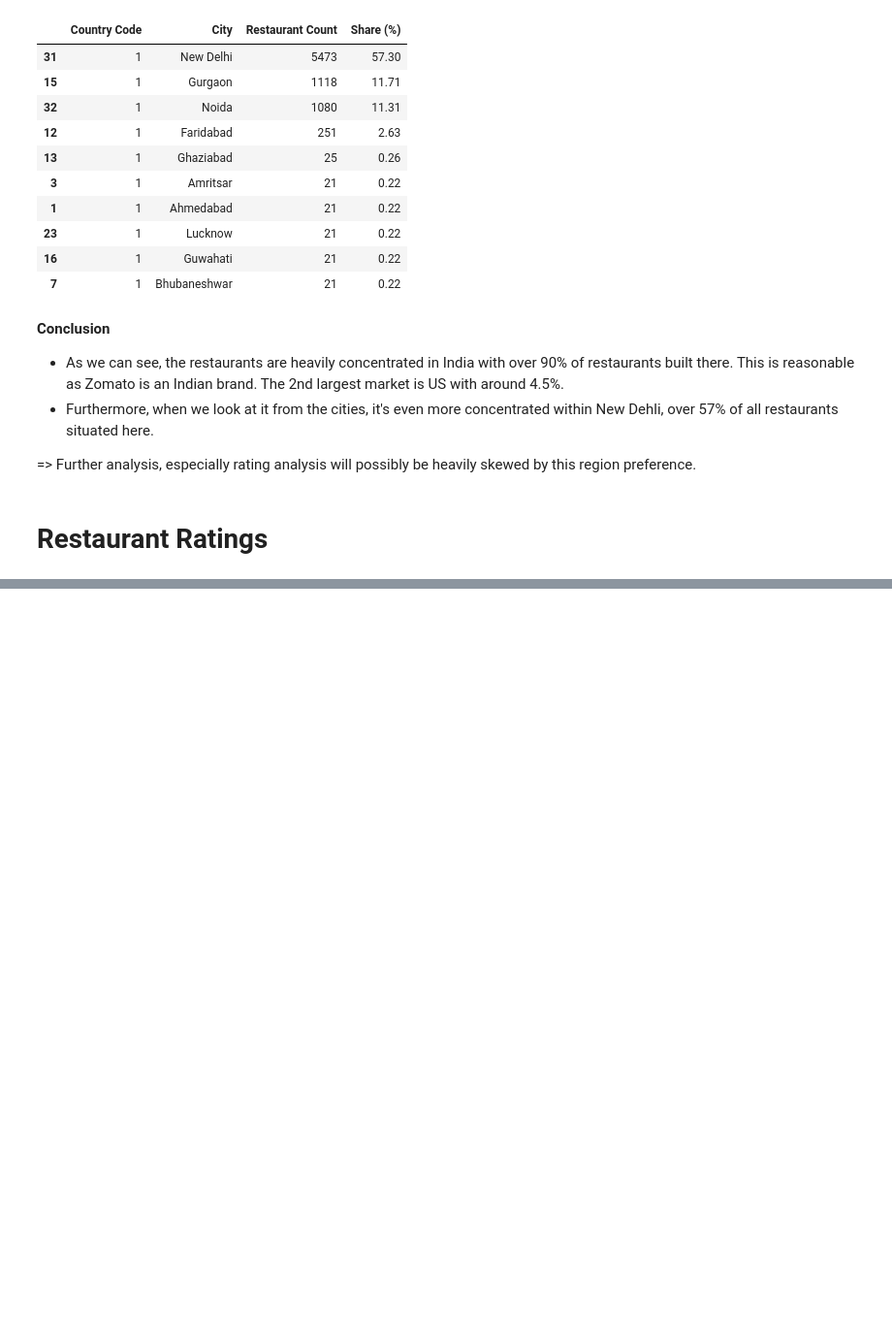
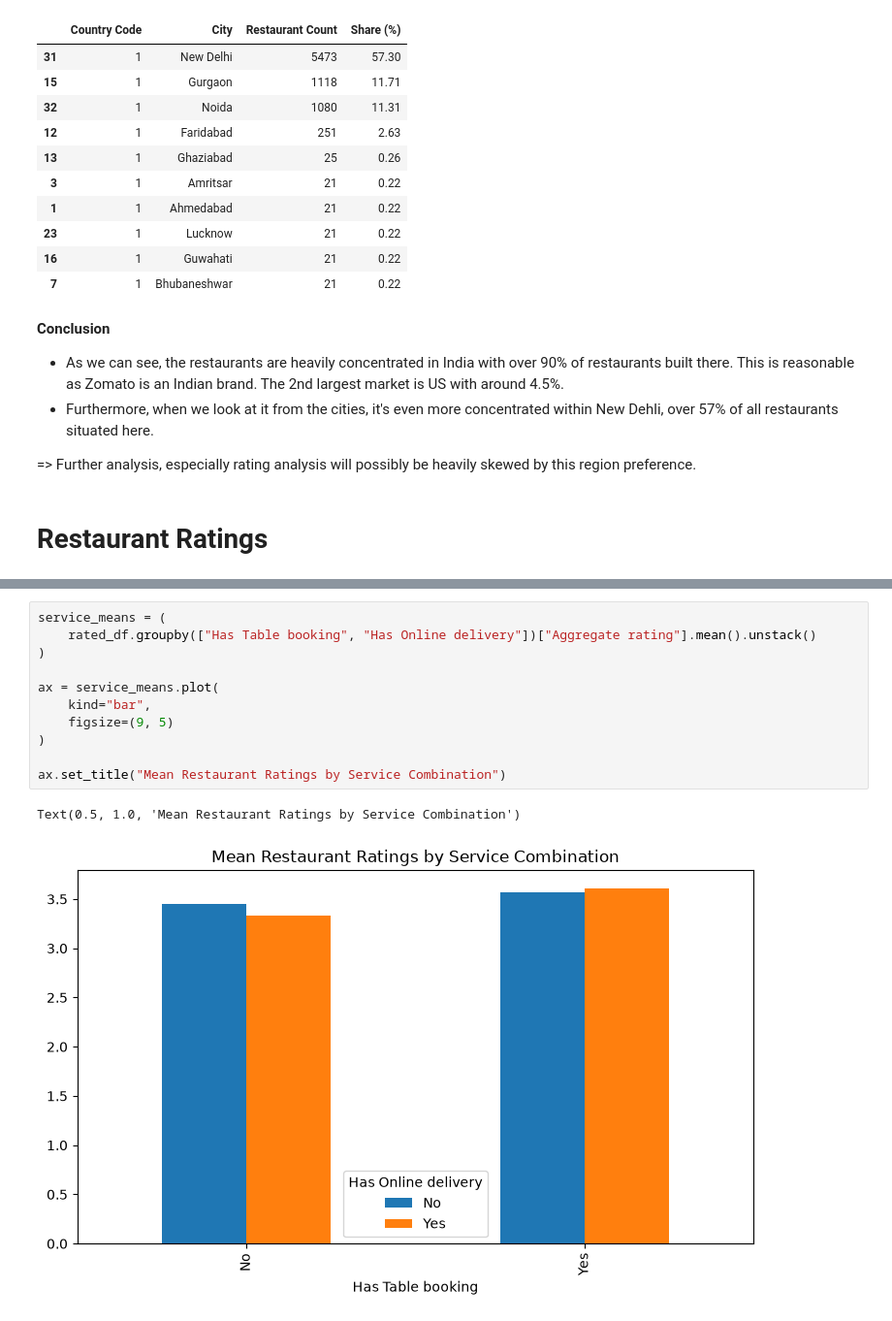
Before and after one commit to kiennt13/zomato-restaurant, a Jupyter notebook: EDA.ipynb, the cells around one changed output, grey strips where cells are left out. Shown at 97% size. Cells and saved outputs as stored; diff of their text form; blank space fills up the shorter version.

```diff
--- a/EDA.ipynb
+++ b/EDA.ipynb
@@ -112,0 +281,14 @@ city_summary.head(10)
+# %%
+service_means = (
+    rated_df.groupby(["Has Table booking", "Has Online delivery"])["Aggregate rating"].mean().unstack()
+)
+
+ax = service_means.plot(
+    kind="bar",
+    figsize=(9, 5)
+)
+
+ax.set_title("Mean Restaurant Ratings by Service Combination")
+# %% [output]
+Text(0.5, 1.0, 'Mean Restaurant Ratings by Service Combination')
+[figure, added]
```
Also changed, not shown: parts of 26 cells of this notebook, 1 other file.
